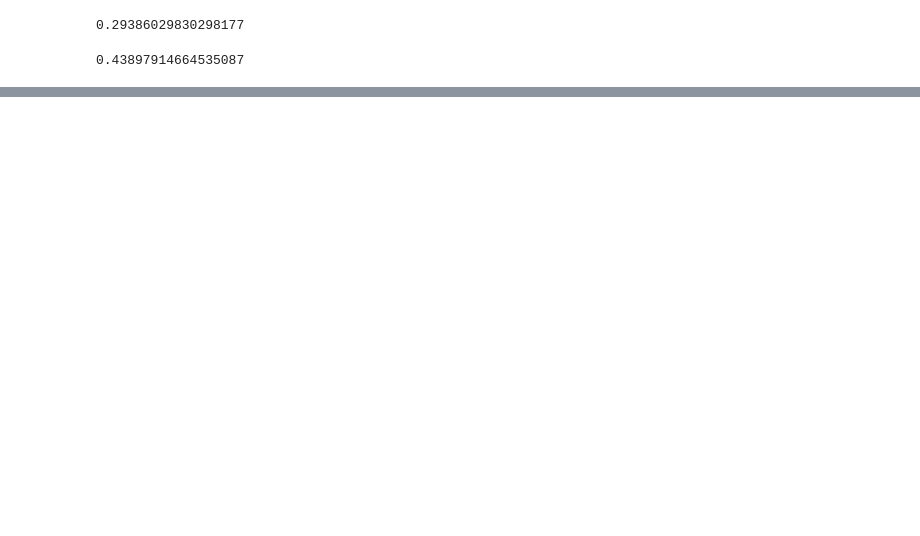
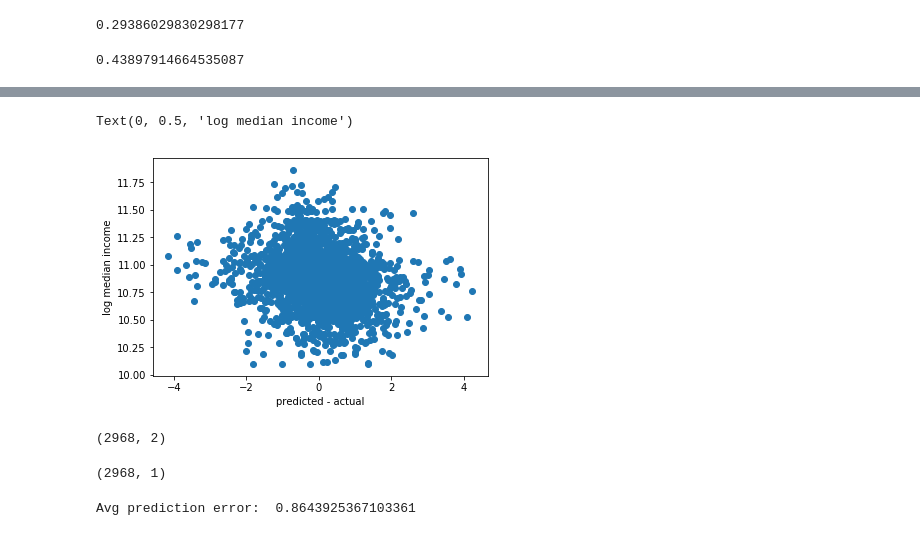
Before and after one commit to HenryDorsey/ConsultingProject, a Jupyter notebook: BusinessDataOutlierAnalysis.ipynb, the cells around one changed output, grey strips where cells are left out. Cells and saved outputs as stored; diff of their text form; code cells hidden in the pictures; blank space fills up the shorter version.

```diff
--- a/BusinessDataOutlierAnalysis.ipynb
+++ b/BusinessDataOutlierAnalysis.ipynb
@@ -257,0 +287,27 @@ np.std(np.log(data.logmedincome[np.abs(data.outlying)==0]+.0001))
+# %%
+plt.scatter(np.subtract(yhat, y), data['log median income'])
+plt.xlabel('predicted - actual')
+plt.ylabel('log median income')
+# %% [output]
+Text(0, 0.5, 'log median income')
+[figure, added]
+# %%
+x_pop_inc=np.asarray(data[['log population','log median income']])
+x_pop_inc.shape
+# %% [output]
+(2968, 2)
+# %%
+y.shape
+# %% [output]
+(2968, 1)
+# %%
+y = np.asarray(data['log amount']).reshape(-1,1)
+
+
+model2 = linear_model.LinearRegression().fit(x_pop_inc, y)
+
+yhat2 = model2.predict(x_pop_inc)
+pred_error2 = np.sqrt(np.mean(np.subtract(yhat2, y)**2))
+print("Avg prediction error: ", pred_error2)
+# %% [output]
+Avg prediction error:  0.8643925367103361
```
Also changed, not shown: parts of 15 cells of this notebook.
